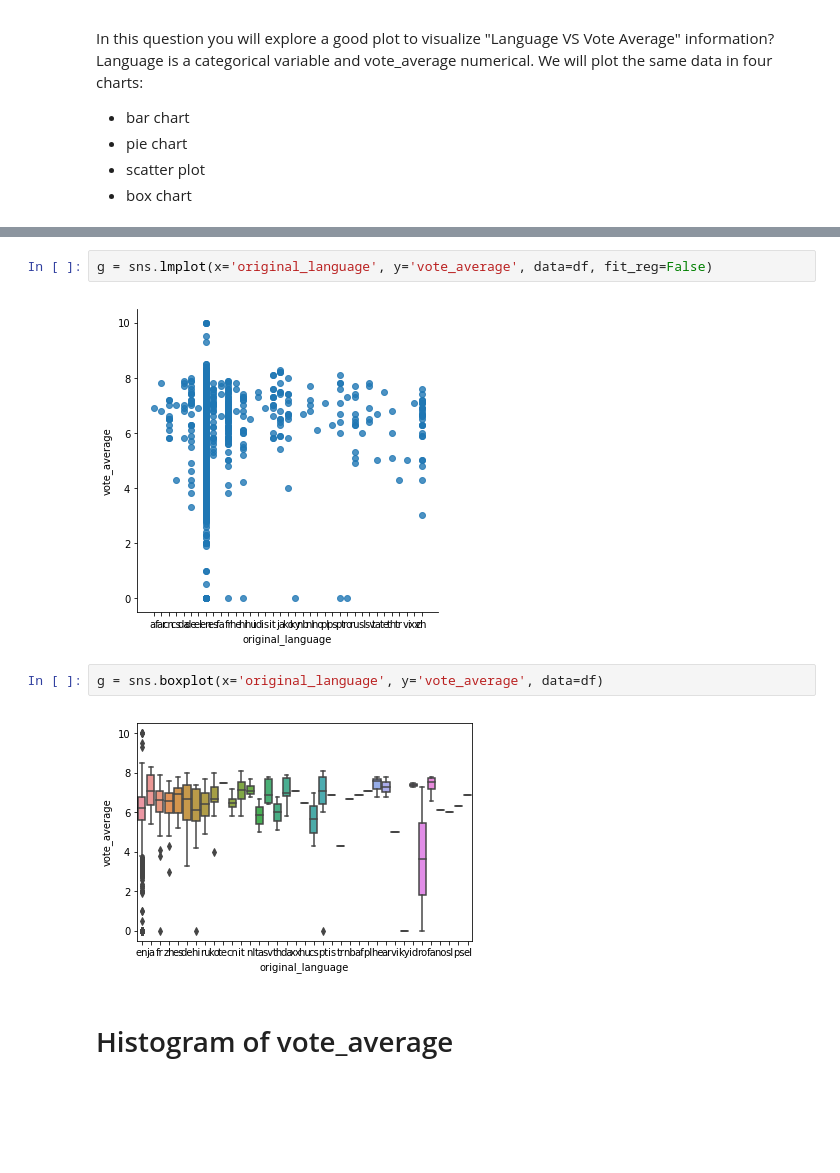
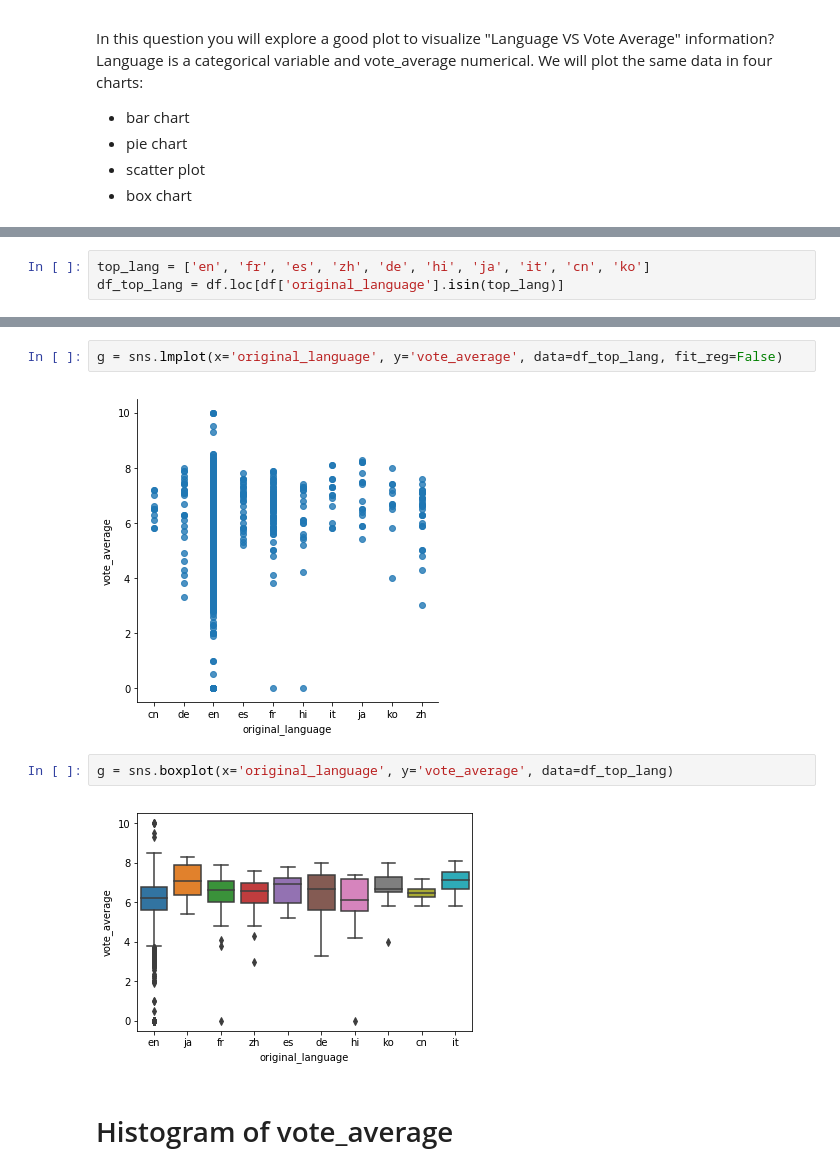
Before and after one commit to d8w/tmdb, a Jupyter notebook: TMDB data description and basic stats.ipynb, the cells around one changed output, grey strips where cells are left out. Cells and saved outputs as stored; diff of their text form; blank space fills up the shorter version.

```diff
--- a/TMDB data description and basic stats.ipynb
+++ b/TMDB data description and basic stats.ipynb
@@ -145 +163,4 @@ lang = df['original_language'].unique()
+# %%
+top_lang = ['en', 'fr', 'es', 'zh', 'de', 'hi', 'ja', 'it', 'cn', 'ko']
+df_top_lang = df.loc[df['original_language'].isin(top_lang)]
 # %%
@@ -155,11 +182,11 @@ g = plt.pie(means, labels=means.index, autopct=lambda p: '{:.1f}'.format(p*total
 # %%
-g = sns.lmplot(x='original_language', y='vote_average', data=df, fit_reg=False)
+g = sns.lmplot(x='original_language', y='vote_average', data=df_top_lang, fit_reg=False)
 # %% [output]
-[figure, old version]
+[figure, new version]
 # %%
-g = sns.boxplot(x='original_language', y='vote_average', data=df)
+g = sns.boxplot(x='original_language', y='vote_average', data=df_top_lang)
 # %% [output]
-[figure, old version]
+[figure, new version]
 # %% [markdown]
 # Histogram of vote_average
 # %% [markdown]
```
Also changed, not shown: parts of 6 cells of this notebook.
